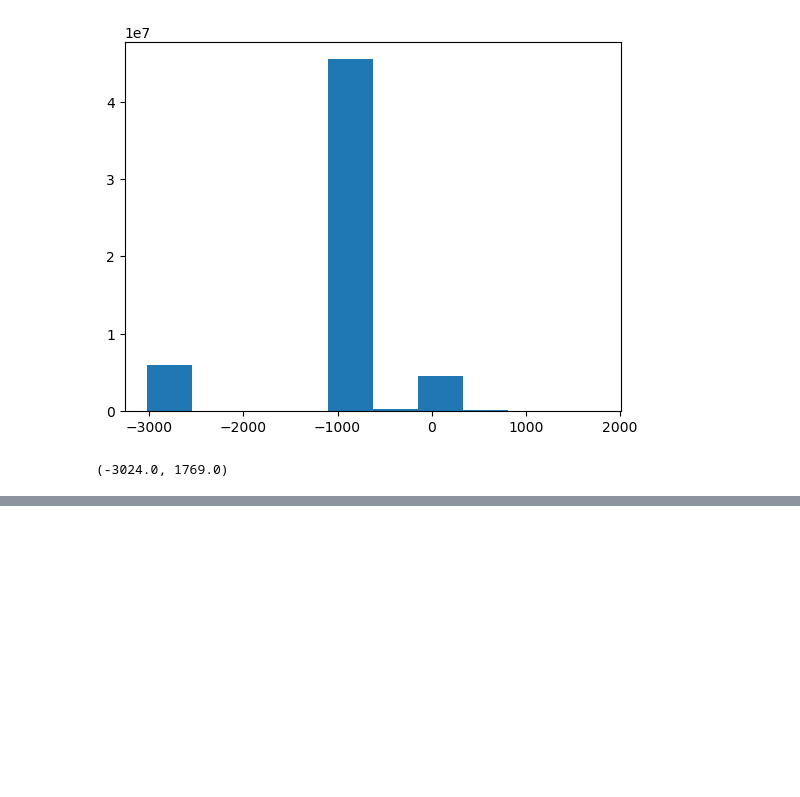
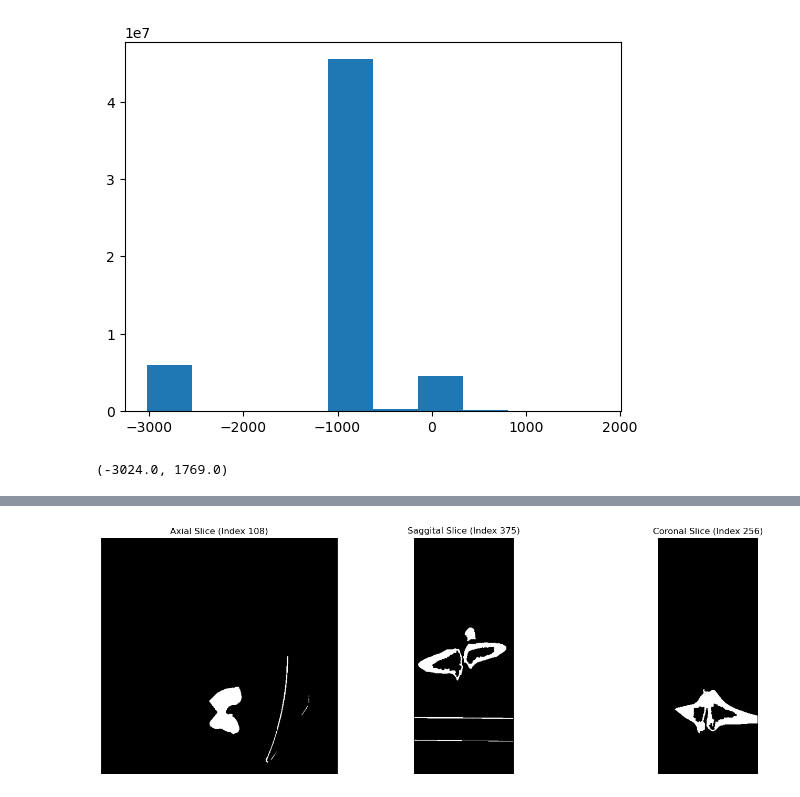
Before and after one commit to kitarp07/RA_Selection_Task, a Jupyter notebook: src/explore.ipynb, the cells around one changed output, grey strips where cells are left out. Cells and saved outputs as stored; diff of their text form; code cells hidden in the pictures; blank space fills up the shorter version.

```diff
--- a/src/explore.ipynb
+++ b/src/explore.ipynb
@@ -203,0 +256,6 @@ plt.imshow(bone_mask[:, :, 108], cmap='gray')
+# %%
+filled_mask = binary_fill_holes(cleaned_mask).astype(np.uint8)
+# %%
+plot_slices(filled_mask)
+# %% [output]
+[figure, added]
```
Also changed, not shown: parts of 31 cells of this notebook, 1 other file.
